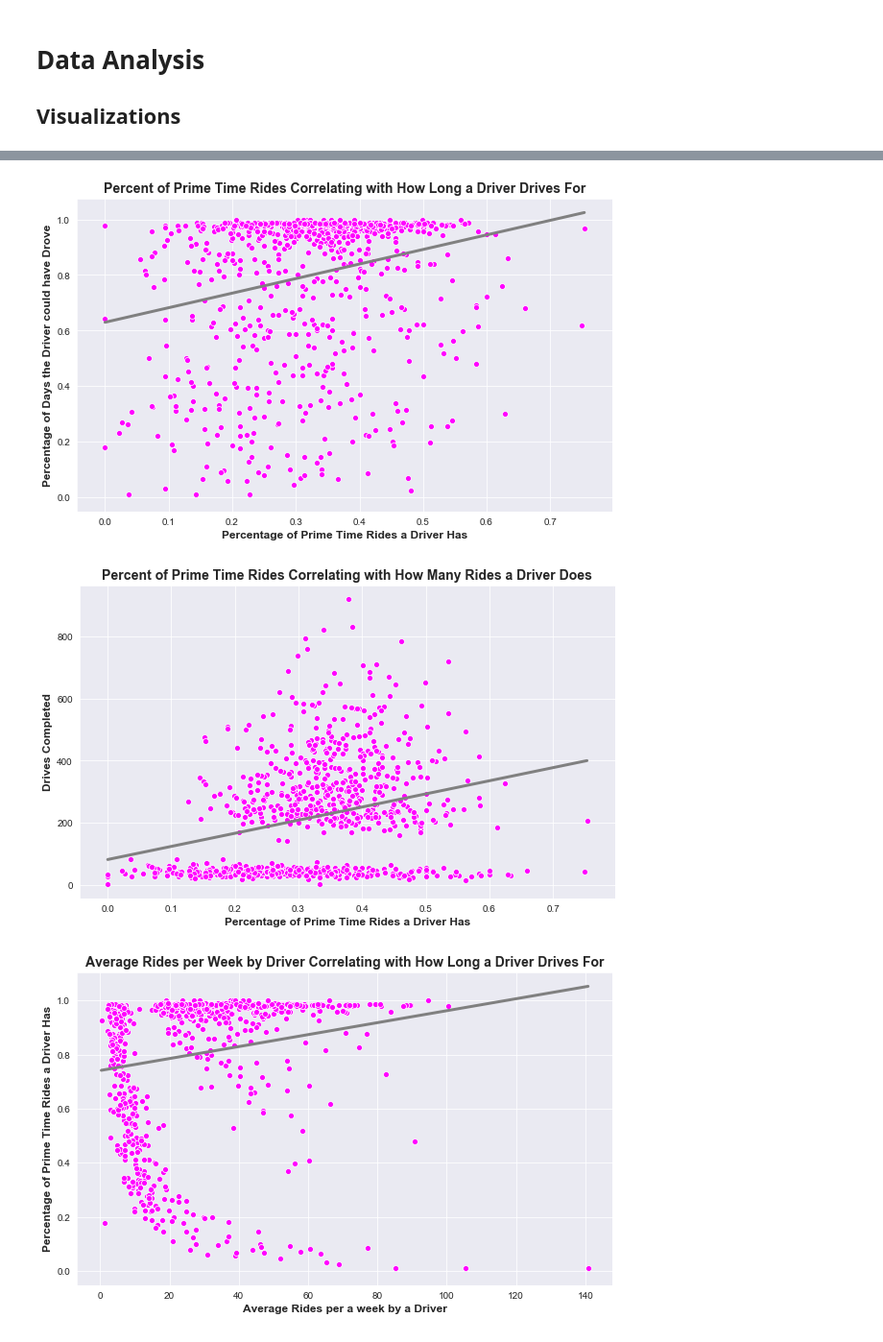
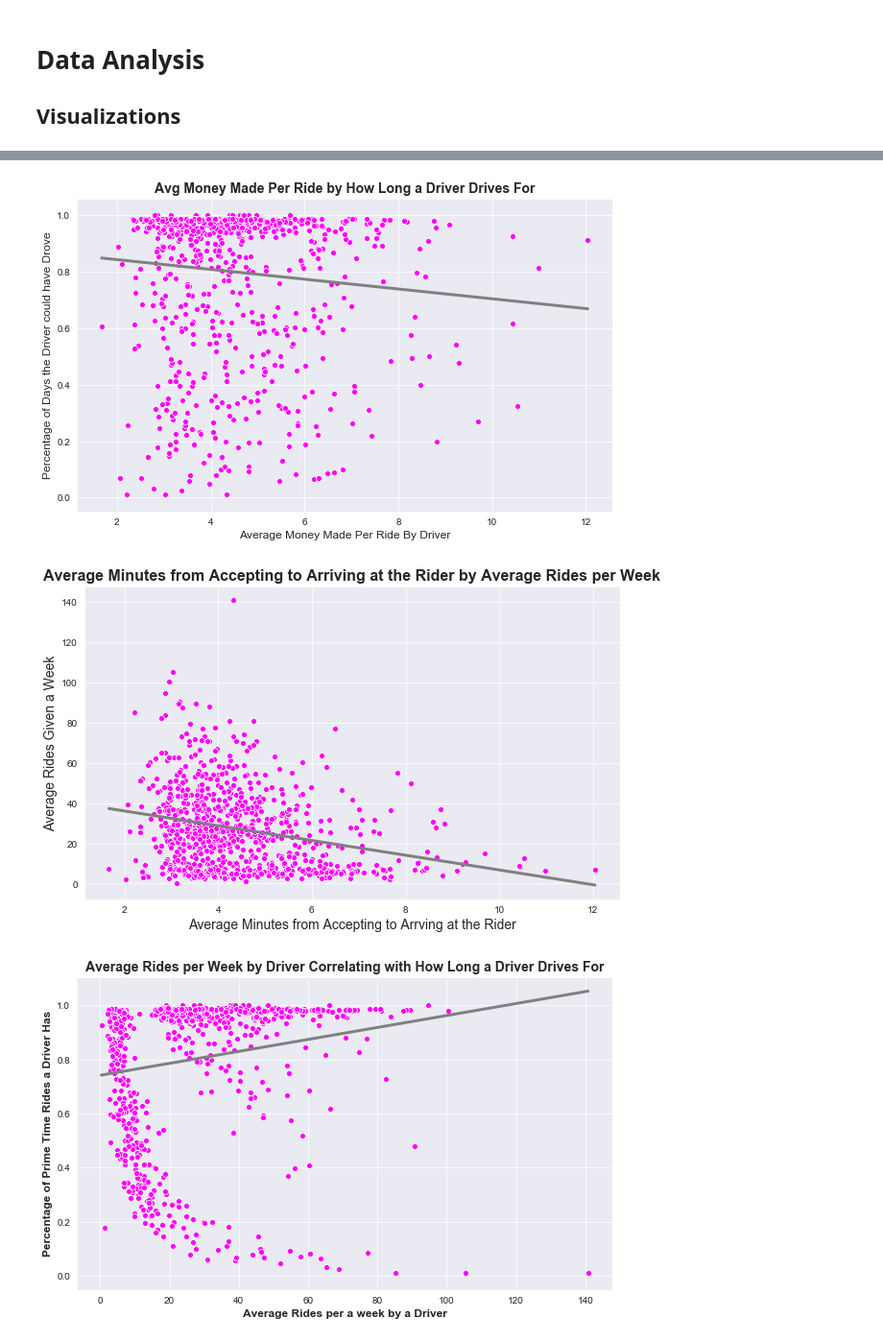
Before and after one commit to AugmentedMode/Lyft-Data-Challenge, a Jupyter notebook: Lyft-Analysis.ipynb, the cells around one changed output, grey strips where cells are left out. Shown at 96% size. Saved outputs shown, nothing was run; the diff lists cells and outputs as text; code cells hidden in the pictures.

```diff
--- a/Lyft-Analysis.ipynb
+++ b/Lyft-Analysis.ipynb
@@ -352,6 +351,10 @@ updated_driver_data_df['percent_prime_time_rides'] = percent_prime_time_rides
 # Gets the percentage of how many days a driver drove for in the amount of time they could have drove for according to the data
 
 updated_driver_data_df['percent_of_possible_drive_days'] = updated_driver_data_df['days_being_a_lyft_driver_int'] / updated_driver_data_df['maximum_drive_days_int']
+
+# Gets the average time of a driver from when they accepted a ride to when they arrive
+
+updated_driver_data_df['avg_time_from_accept_to_arrive'] = main_ride_data_df.groupby('driver_id')['minutes_between_accept_arrive'].mean().values
 # %% [markdown]
 # Key Dataframes
 # %%
@@ -410,37 +432,37 @@ ax.grid('on')
 # %%
 fig = plt.figure(figsize=[10,6])
 ax = plt.subplot(111)
-ax.set_title('Percent of Prime Time Rides Correlating with How Long a Driver Drives For', fontsize = 14, weight = 'bold')
+ax.set_title('Avg Money Made Per Ride by How Long a Driver Drives For', fontsize = 14, weight = 'bold')
 
-x=updated_driver_data_df['percent_prime_time_rides']
+x=updated_driver_data_df['avg_time_from_accept_to_arrive']
 y=updated_driver_data_df['percent_of_possible_drive_days']
 
 sns.scatterplot(data=updated_driver_data_df, x=x, y=y, color = 'fuchsia')
 plt.plot(np.unique(x), np.poly1d(np.polyfit(x, y, 1))(np.unique(x)), color='gray', linewidth=3.0)
 
-plt.xlabel('Percentage of Prime Time Rides a Driver Has', fontsize = 12, weight = 'bold')
-plt.ylabel('Percentage of Days the Driver could have Drove', fontsize = 12, weight = 'bold')
+plt.xlabel('Average Money Made Per Ride By Driver', fontsize = 12)
+plt.ylabel('Percentage of Days the Driver could have Drove', fontsize = 12)
 sns.set_style('darkgrid')
 ax.grid('on')
 # %% [output]
-[figure, old version]
+[figure, new version]
 # %%
 fig = plt.figure(figsize=[10,6])
 ax = plt.subplot(111)
-ax.set_title('Percent of Prime Time Rides Correlating with How Many Rides a Driver Does', fontsize = 14, weight = 'bold')
+ax.set_title('Average Minutes from Accepting to Arriving at the Rider by Average Rides per Week', fontsize = 16, weight = 'bold')
 
-x=updated_driver_data_df['percent_prime_time_rides']
-y=updated_driver_data_df['rides_given']
+x=updated_driver_data_df['avg_time_from_accept_to_arrive']
+y=updated_driver_data_df['avg_rides_in_week']
 
 sns.scatterplot(data=updated_driver_data_df, x=x, y=y, color = 'fuchsia')
 plt.plot(np.unique(x), np.poly1d(np.polyfit(x, y, 1))(np.unique(x)), color='gray', linewidth=3.0)
 
-plt.xlabel('Percentage of Prime Time Rides a Driver Has', fontsize = 12, weight = 'bold')
-plt.ylabel('Drives Completed', fontsize = 12, weight = 'bold')
+plt.xlabel('Average Minutes from Accepting to Arrving at the Rider', fontsize = 14)
+plt.ylabel('Average Rides Given a Week', fontsize = 14)
 sns.set_style('darkgrid')
 ax.grid('on')
 # %% [output]
-[figure, old version]
+[figure, new version]
 # %%
 fig = plt.figure(figsize=[10,6])
 ax = plt.subplot(111)
```
Also changed, not shown: parts of 49 cells of this notebook.
